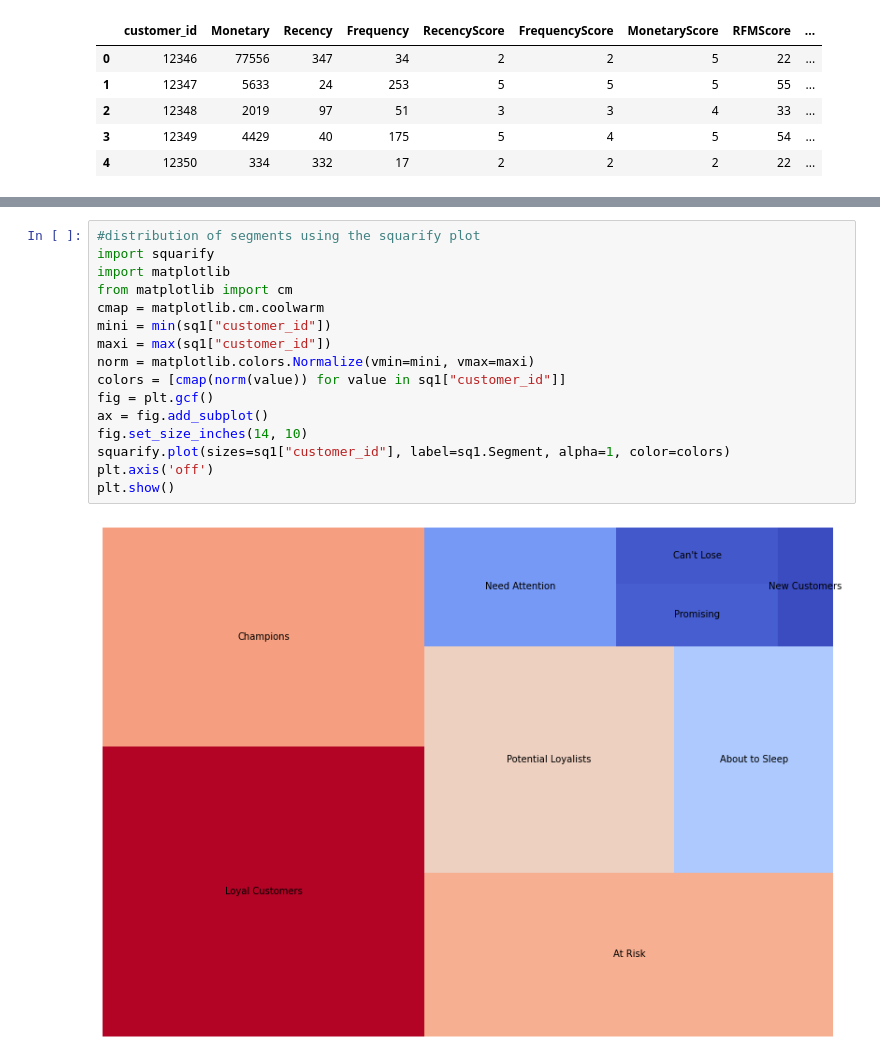
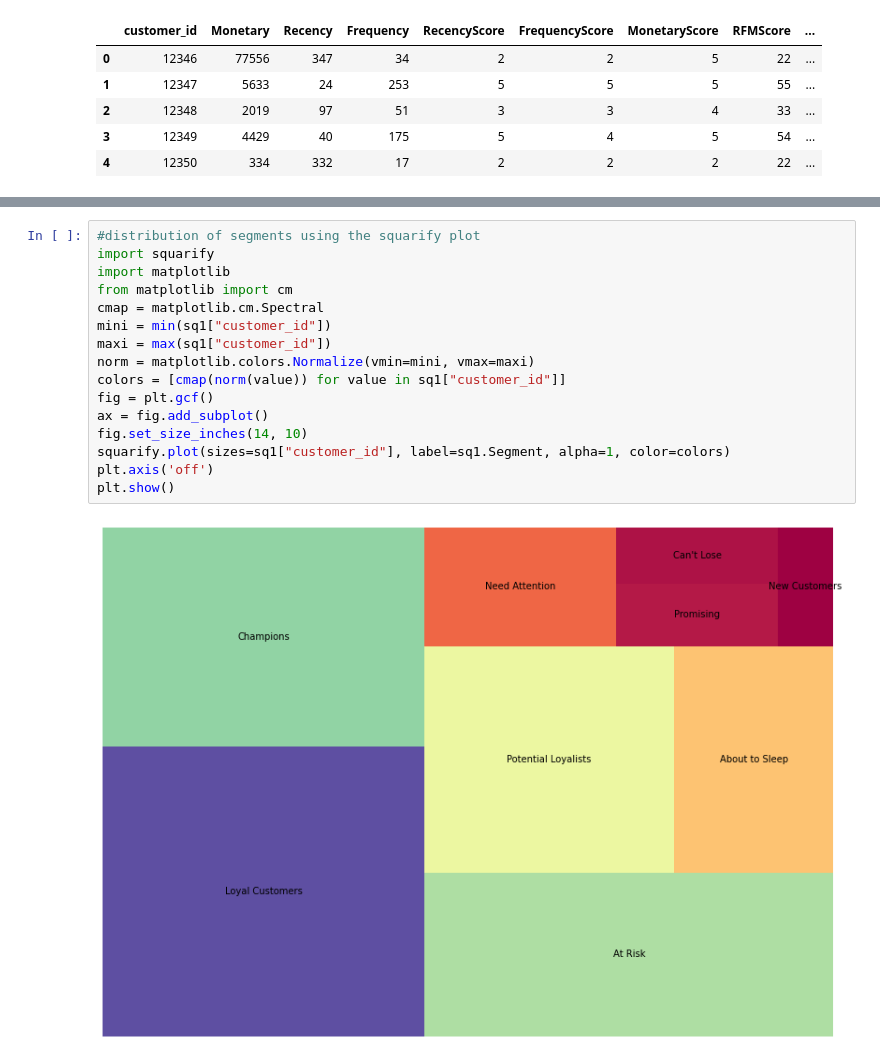
Before and after one commit to jarviscanada/jarvis_data_eng_NazaninAkbari, a Jupyter notebook: python_data_analytics/retail_data_analytics_wrangling.ipynb, the cells around one changed output, grey strips where cells are left out. Cells and saved outputs as stored; diff of their text form.

```diff
--- a/python_data_analytics/retail_data_analytics_wrangling.ipynb
+++ b/python_data_analytics/retail_data_analytics_wrangling.ipynb
@@ -621,18 +618,18 @@ Successfully installed squarify-0.4.3
 # %%
 #distribution of segments using the squarify plot
 import squarify
 import matplotlib
 from matplotlib import cm
-cmap = matplotlib.cm.coolwarm
+cmap = matplotlib.cm.Spectral
 mini = min(sq1["customer_id"])
 maxi = max(sq1["customer_id"])
 norm = matplotlib.colors.Normalize(vmin=mini, vmax=maxi)
 colors = [cmap(norm(value)) for value in sq1["customer_id"]]
 fig = plt.gcf()
 ax = fig.add_subplot()
 fig.set_size_inches(14, 10)
 squarify.plot(sizes=sq1["customer_id"], label=sq1.Segment, alpha=1, color=colors)
 plt.axis('off')
 plt.show()
 # %% [output]
-[figure, old version]
+[figure, new version]
```
Also changed, not shown: parts of 6 cells of this notebook, 6 other files.
